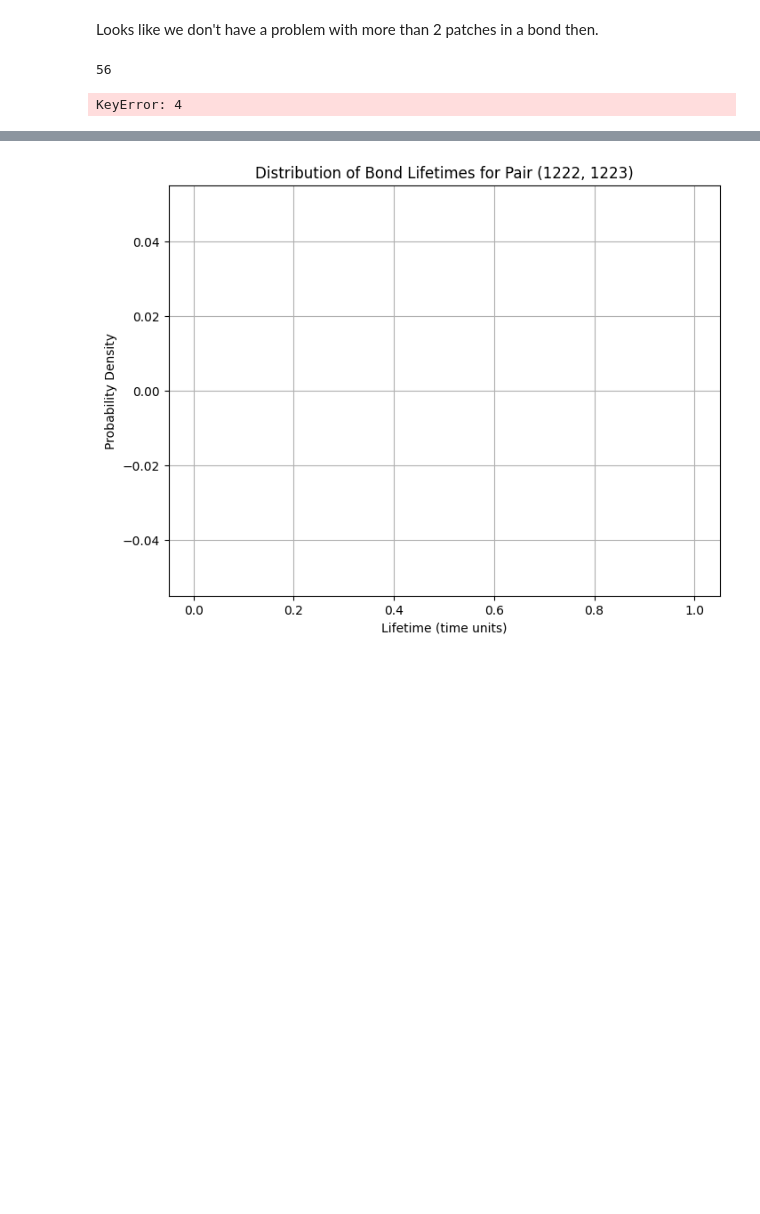
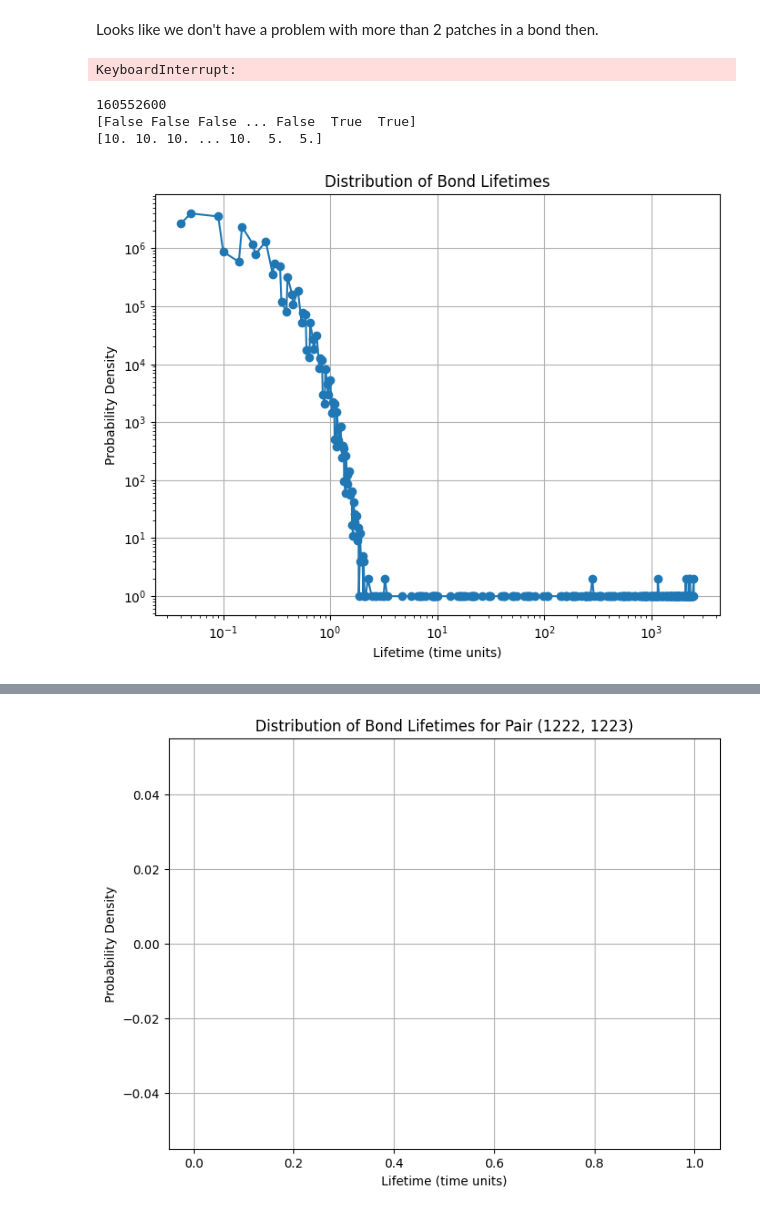
Before and after one commit to anotherbeaver/amine_polymers, a Jupyter notebook: bond_lifetime.ipynb, the cells around one changed output, grey strips where cells are left out. Saved outputs shown, nothing was run; the diff lists cells and outputs as text; code cells hidden in the pictures; blank space fills up the shorter version.

```diff
--- a/bond_lifetime.ipynb
+++ b/bond_lifetime.ipynb
@@ -245,19 +245,37 @@ def process_lifetimes(filename):
                 # print(bond_lifetimes)
     return bond_lifetimes
 # %%
-f = "data/patches/prodpatch_chainlength_30_N_beads_24000_gaussA_45_r0_0.35_gaussB_10_seed_12345.bin.txt"
+f = "data/patches/prodpatch_chainlength_30_patchspacing_5_N_beads_24000_gaussA_50_r0_0.35_gaussB_10_seed_12345.bin.txt"
 
 lifetimes = process_lifetimes(f)
+# %% [output]
+KeyboardInterrupt:
-# %%
-import sys
-
-print(sys.getsizeof(lifetimes))
-only_times = [lifetime[4] for lifetime in lifetimes] # extract only the lifetime values
-print(sys.getsizeof(only_times))
-print(lifetimes[:5])
-print(len(lifetimes))
-# %% [output]
-56
-KeyError: 4
+# %%
+import sys
+
+print(sys.getsizeof(lifetimes))
+only_times = np.array([lifetime[4] for lifetime in lifetimes]) # extract only the lifetime values
+print(only_times != only_times[0])
+print(only_times*100)
+time_counts = np.bincount((only_times*100).astype(int))
+non_zero_counts = time_counts[time_counts > 0]
+non_zero_times = np.where(time_counts > 0)[0] / 100
+# print(time_counts)
+# print(sys.getsizeof(only_times))
+# print(only_times[:5])
+# print(len(only_times))
+
+fig = plt.figure(figsize=(8, 6))
+plt.loglog(non_zero_times, non_zero_counts, marker='o')
+plt.title("Distribution of Bond Lifetimes")
+plt.xlabel("Lifetime (time units)")
+plt.ylabel("Probability Density")
+plt.grid()
+plt.show()
+# %% [output]
+160552600
+[False False False ... False  True  True]
+[10. 10. 10. ... 10.  5.  5.]
+[figure, added]
 # %%
 fig = plt.figure(figsize=(8, 6))
```
Also changed, not shown: parts of 8 cells of this notebook, 2 other files.
